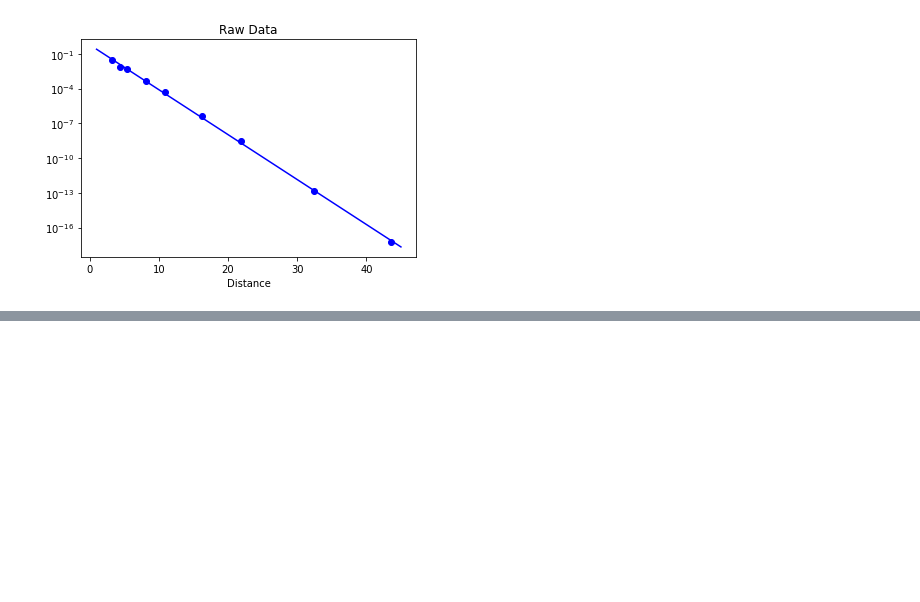
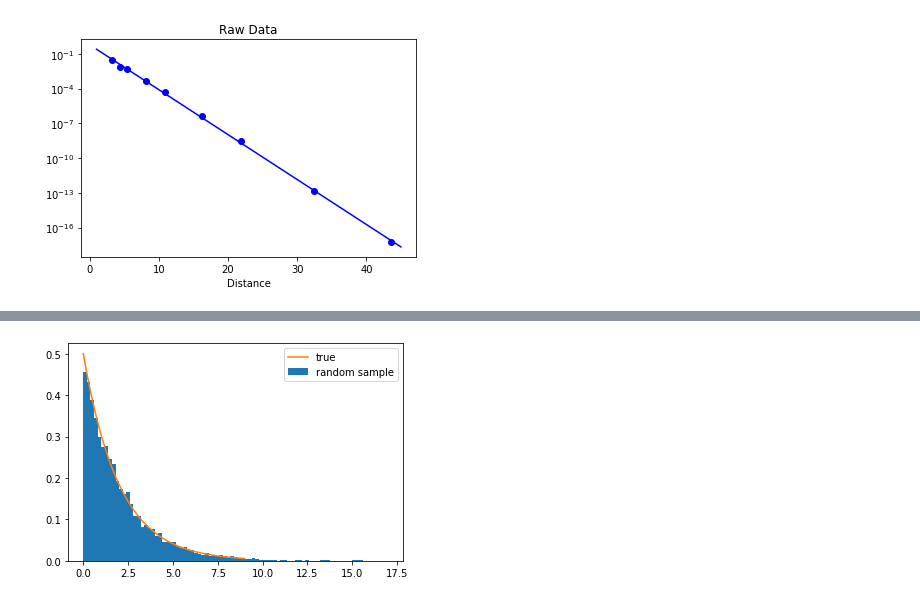
Before and after one commit to RyoNakagami/causal_inference, a Jupyter notebook: causal_inference101/APPENDIX/Python_tutorials.ipynb, the cells around one changed output, grey strips where cells are left out. Saved outputs shown, nothing was run; the diff lists cells and outputs as text; code cells hidden in the pictures; blank space fills up the shorter version.

```diff
--- a/causal_inference101/APPENDIX/Python_tutorials.ipynb
+++ b/causal_inference101/APPENDIX/Python_tutorials.ipynb
@@ -582,0 +655,17 @@ plt.semilogy(x,A*np.exp(a*x),'b-')
+# %%
+def inv_expon_cdf(y):
+    """
+    cdf = 1 - exp(-ax)
+    """
+    return -np.log(1 - y)/0.5
+
+y_interval = np.random.uniform(0, 1 , 10000)
+vec_inv_expon_cdf = np.vectorize(inv_expon_cdf)
+data = vec_inv_expon_cdf(y_interval)
+
+fig, ax = plt.subplots()
+ax.hist(data, bins = 'auto', density = True, label = 'random sample')
+ax.plot(x, g.pdf(x), label = 'true')
+plt.legend();
+# %% [output]
+[figure, added]
```
Also changed, not shown: parts of 15 cells of this notebook.
